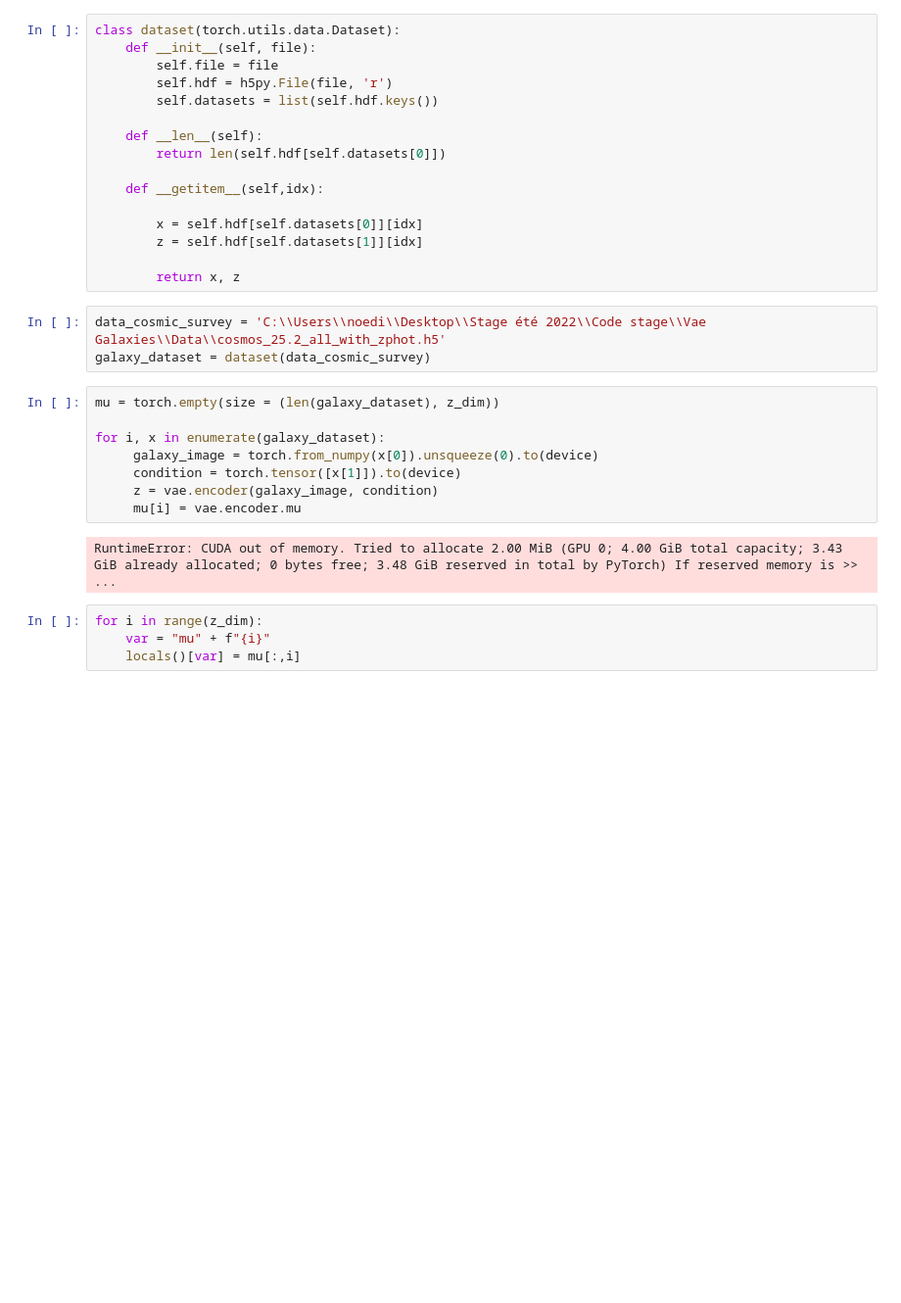
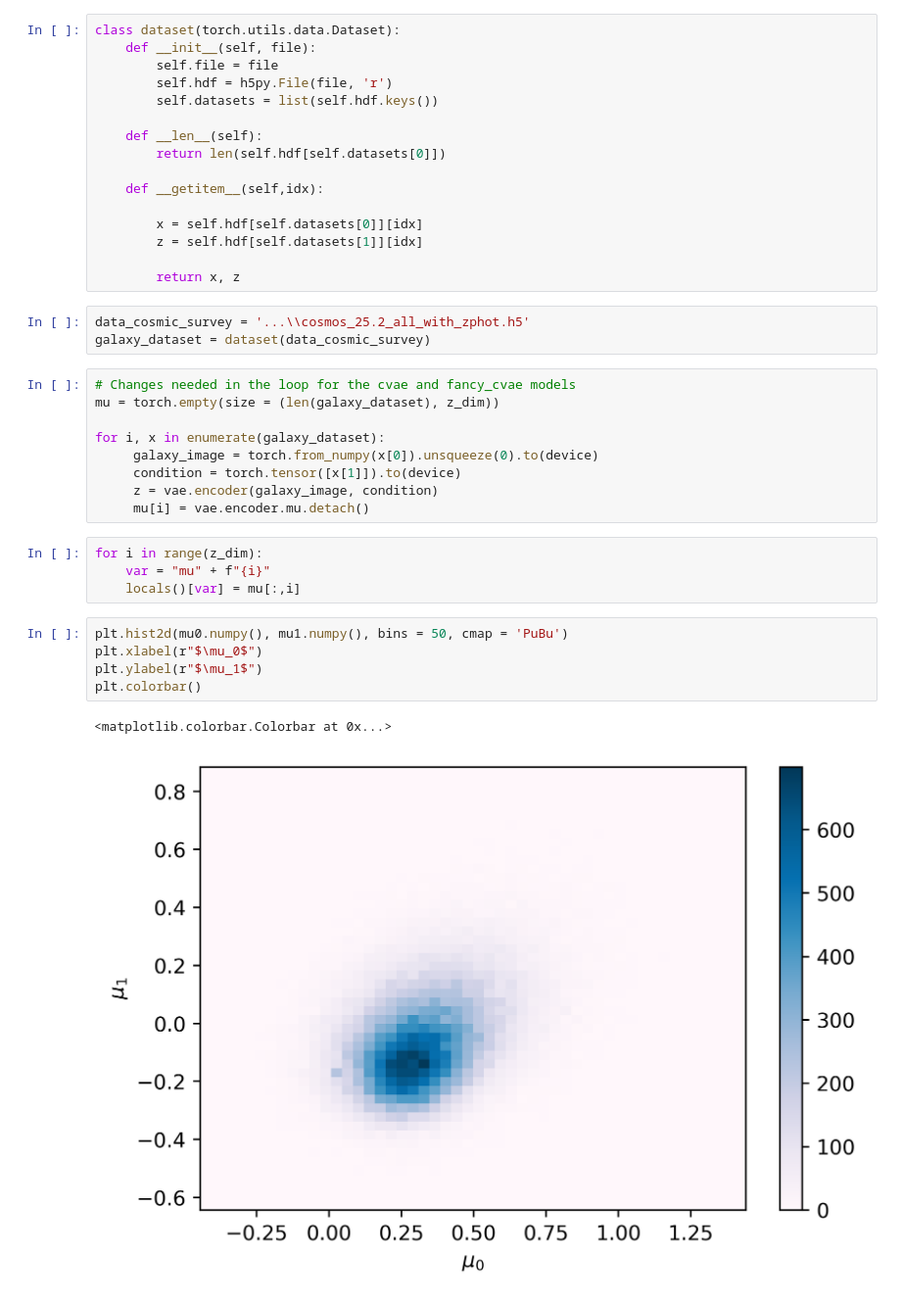
Before and after one commit to EnceladeCandy/Vae-project, a Jupyter notebook: notebooks/latent_space_hist.ipynb, the cells around one changed output. Shown at 98% size. Saved outputs shown, nothing was run; the diff lists cells and outputs as text; blank space fills up the shorter version.

Commit message:
Finishing Hist2d

```diff
--- a/notebooks/latent_space_hist.ipynb
+++ b/notebooks/latent_space_hist.ipynb
@@ -41,19 +42,26 @@ class dataset(torch.utils.data.Dataset):
 
         return x, z
 # %%
-data_cosmic_survey = 'C:\\Users\\noedi\\Desktop\\Stage été 2022\\Code stage\\Vae Galaxies\\Data\\cosmos_25.2_all_with_zphot.h5'
+data_cosmic_survey = '...\\cosmos_25.2_all_with_zphot.h5'
 galaxy_dataset = dataset(data_cosmic_survey)
 # %%
+# Changes needed in the loop for the cvae and fancy_cvae models
 mu = torch.empty(size = (len(galaxy_dataset), z_dim))
 
 for i, x in enumerate(galaxy_dataset):
      galaxy_image = torch.from_numpy(x[0]).unsqueeze(0).to(device)
      condition = torch.tensor([x[1]]).to(device)
      z = vae.encoder(galaxy_image, condition)
-     mu[i] = vae.encoder.mu
+     mu[i] = vae.encoder.mu.detach()
-# %% [output]
-RuntimeError: CUDA out of memory. Tried to allocate 2.00 MiB (GPU 0; 4.00 GiB total capacity; 3.43 GiB already allocated; 0 bytes free; 3.48 GiB reserved in total by PyTorch) If reserved memory is >>  ...
 # %%
 for i in range(z_dim):
     var = "mu" + f"{i}"
     locals()[var] = mu[:,i]
+# %%
+plt.hist2d(mu0.numpy(), mu1.numpy(), bins = 50, cmap = 'PuBu')
+plt.xlabel(r"$\mu_0$")
+plt.ylabel(r"$\mu_1$")
+plt.colorbar()
+# %% [output]
+<matplotlib.colorbar.Colorbar at 0x...>
+[figure, added]
```
Also changed, not shown: parts of 3 cells of this notebook.
